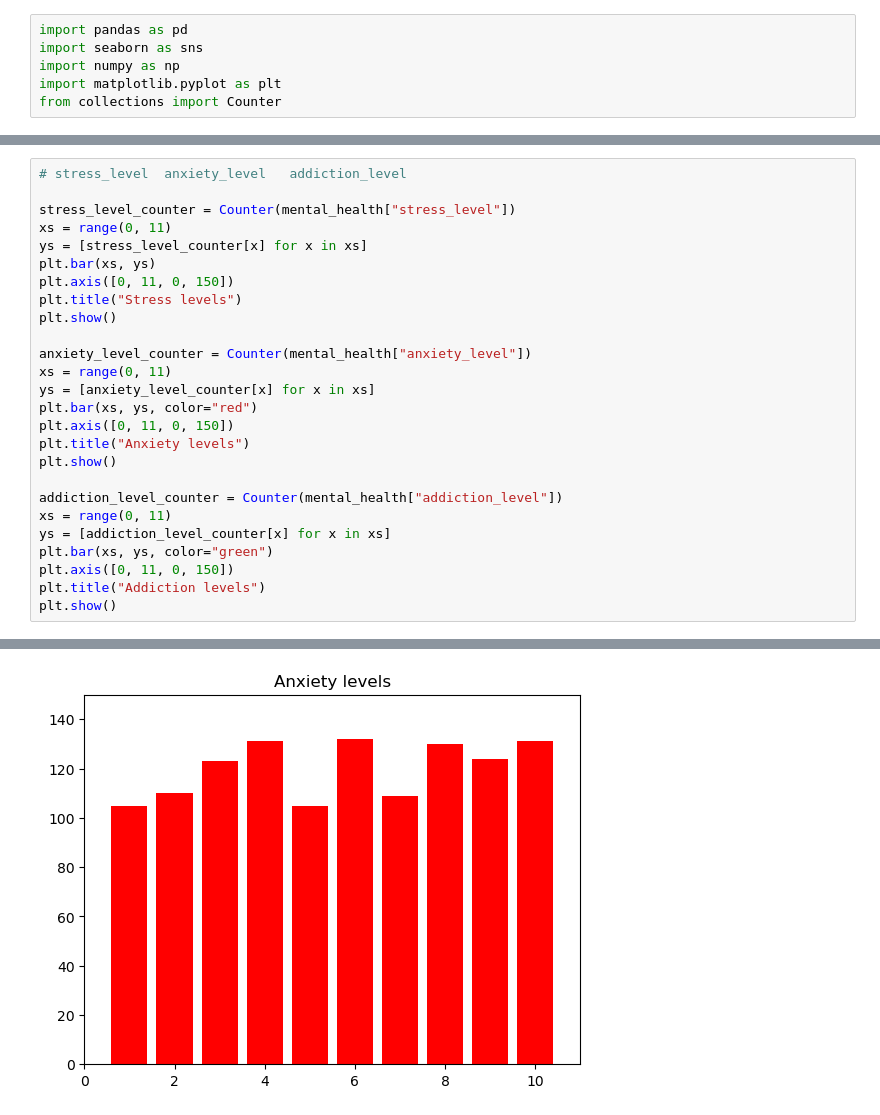
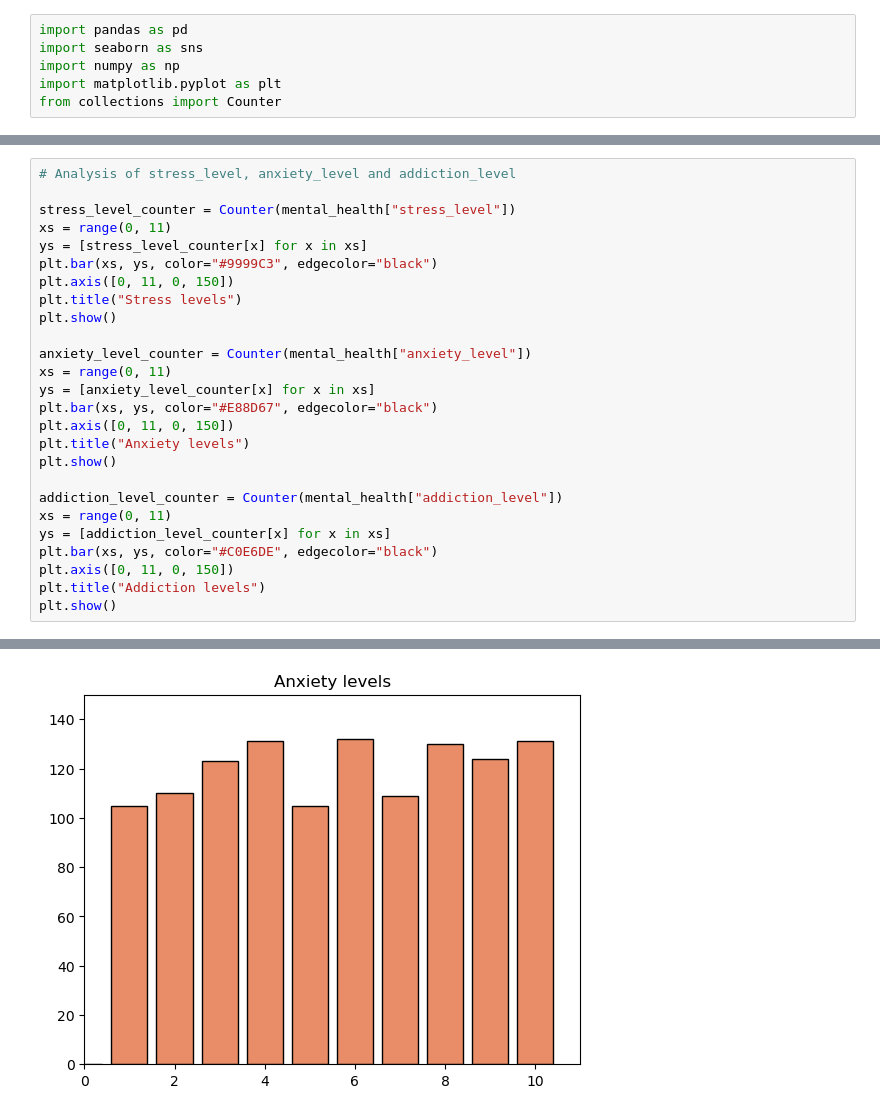
Before and after one commit to Leow14/Social-Media-Impact, a Jupyter notebook: notebook.ipynb, the cells around one changed output, grey strips where cells are left out. Drawn from its saved outputs; the diff is of its cells as text.

Commit message:
Enhanced the visualization of the graphs. Changed the titles of the graphs to the correct ones.

```diff
--- a/notebook.ipynb
+++ b/notebook.ipynb
@@ -111,10 +143,10 @@ Counter({'medium': 416, 'low': 415, 'high': 369})
 # %%
-# stress_level	anxiety_level	addiction_level
+# Analysis of stress_level, anxiety_level and addiction_level
 
 stress_level_counter = Counter(mental_health["stress_level"])
 xs = range(0, 11)
 ys = [stress_level_counter[x] for x in xs]
-plt.bar(xs, ys)
+plt.bar(xs, ys, color="#9999C3", edgecolor="black")
 plt.axis([0, 11, 0, 150])
 plt.title("Stress levels")
 plt.show()
@@ -122,7 +154,7 @@ plt.show()
 anxiety_level_counter = Counter(mental_health["anxiety_level"])
 xs = range(0, 11)
 ys = [anxiety_level_counter[x] for x in xs]
-plt.bar(xs, ys, color="red")
+plt.bar(xs, ys, color="#E88D67", edgecolor="black")
 plt.axis([0, 11, 0, 150])
 plt.title("Anxiety levels")
 plt.show()
@@ -130,7 +162,7 @@ plt.show()
 addiction_level_counter = Counter(mental_health["addiction_level"])
 xs = range(0, 11)
 ys = [addiction_level_counter[x] for x in xs]
-plt.bar(xs, ys, color="green")
+plt.bar(xs, ys, color="#C0E6DE", edgecolor="black")
 plt.axis([0, 11, 0, 150])
 plt.title("Addiction levels")
 plt.show()
@@ -139 +171 @@ plt.show()
-[figure, old version]
+[figure, new version]
```
Also changed, not shown: parts of 8 cells of this notebook, 1 other file.
